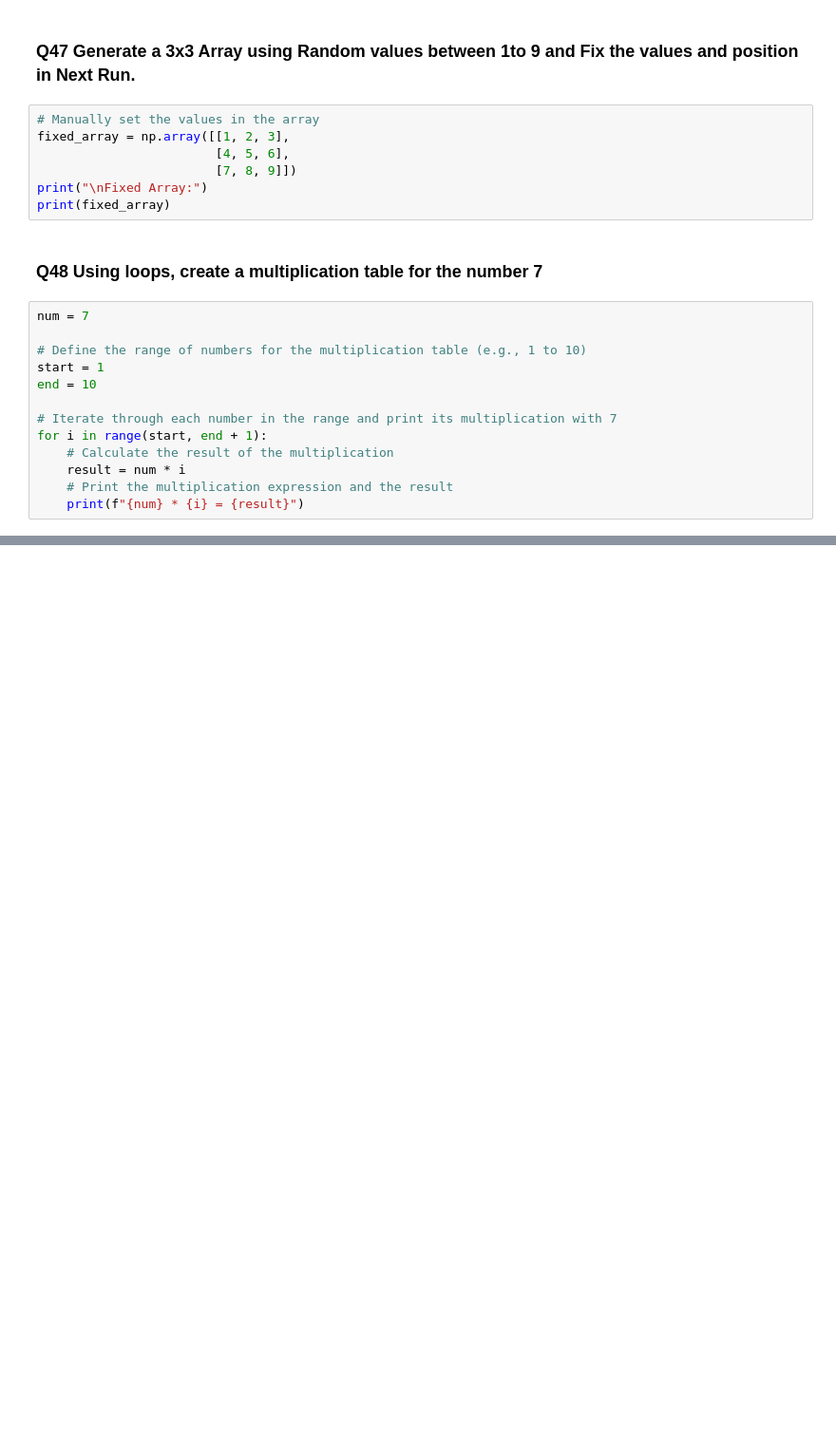
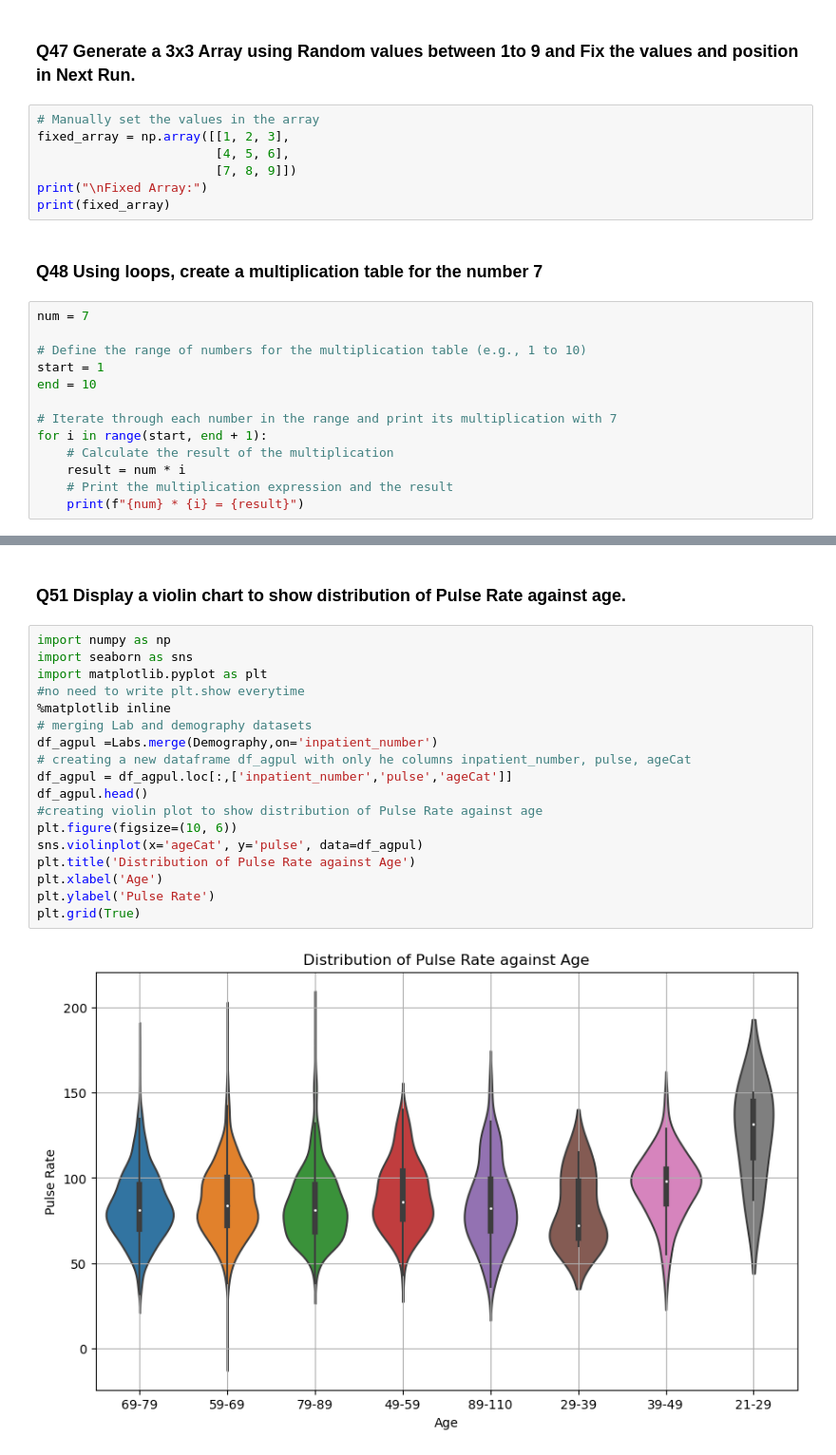
Before and after one commit to SivasankariDA112/03_Hacktivators_PythonHackathon_Apr24, a Jupyter notebook: Team03_Hacktivators_Main80Questions.ipynb, the cells around one changed output, grey strips where cells are left out. Shown at 95% size. Cells and saved outputs as stored; diff of their text form; blank space fills up the shorter version.

```diff
--- a/Team03_Hacktivators_Main80Questions.ipynb
+++ b/Team03_Hacktivators_Main80Questions.ipynb
@@ -1027,0 +1046,22 @@ for i in range(start, end + 1):
+# %% [markdown]
+###  Q51 Display a violin chart to show distribution of Pulse Rate against age.
+# %%
+import numpy as np
+import seaborn as sns
+import matplotlib.pyplot as plt
+#no need to write plt.show everytime
+%matplotlib inline
+# merging Lab and demography datasets
+df_agpul =Labs.merge(Demography,on='inpatient_number')
+# creating a new dataframe df_agpul with only he columns inpatient_number, pulse, ageCat
+df_agpul = df_agpul.loc[:,['inpatient_number','pulse','ageCat']]
+df_agpul.head()
+#creating violin plot to show distribution of Pulse Rate against age
+plt.figure(figsize=(10, 6))
+sns.violinplot(x='ageCat', y='pulse', data=df_agpul)
+plt.title('Distribution of Pulse Rate against Age')
+plt.xlabel('Age')
+plt.ylabel('Pulse Rate')
+plt.grid(True)
+# %% [output]
+[figure, added]
```
Also changed, not shown: parts of 28 cells of this notebook.
